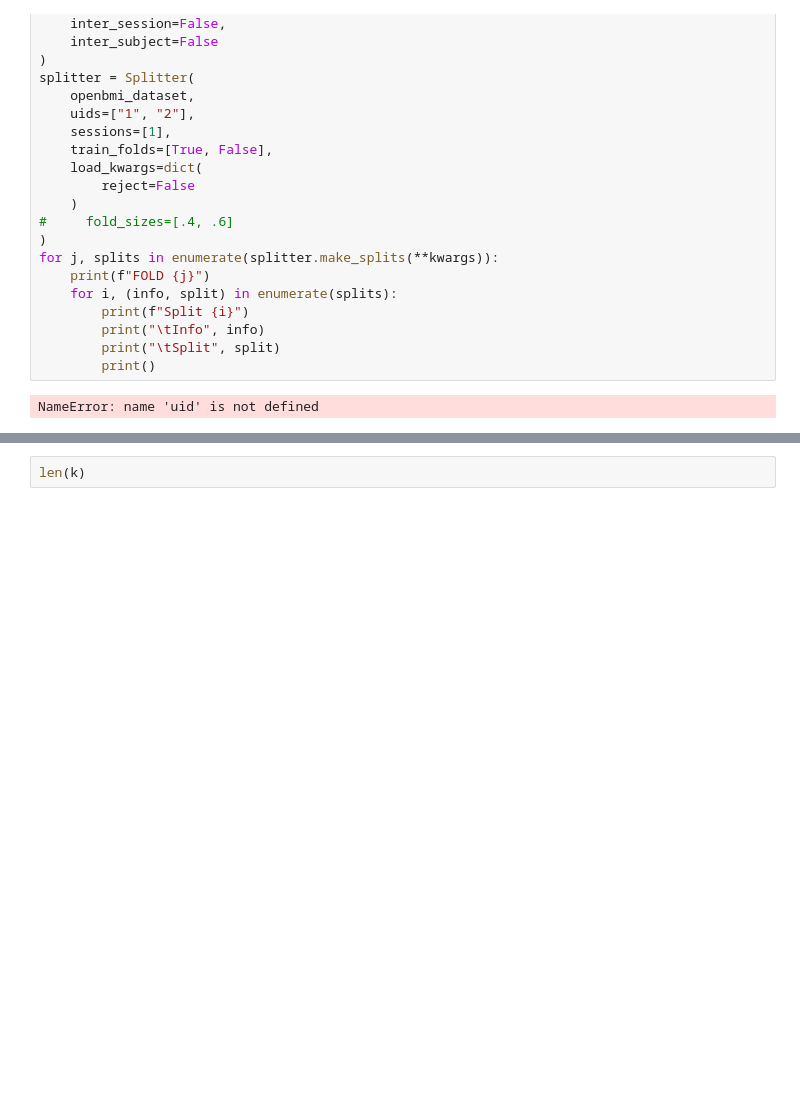
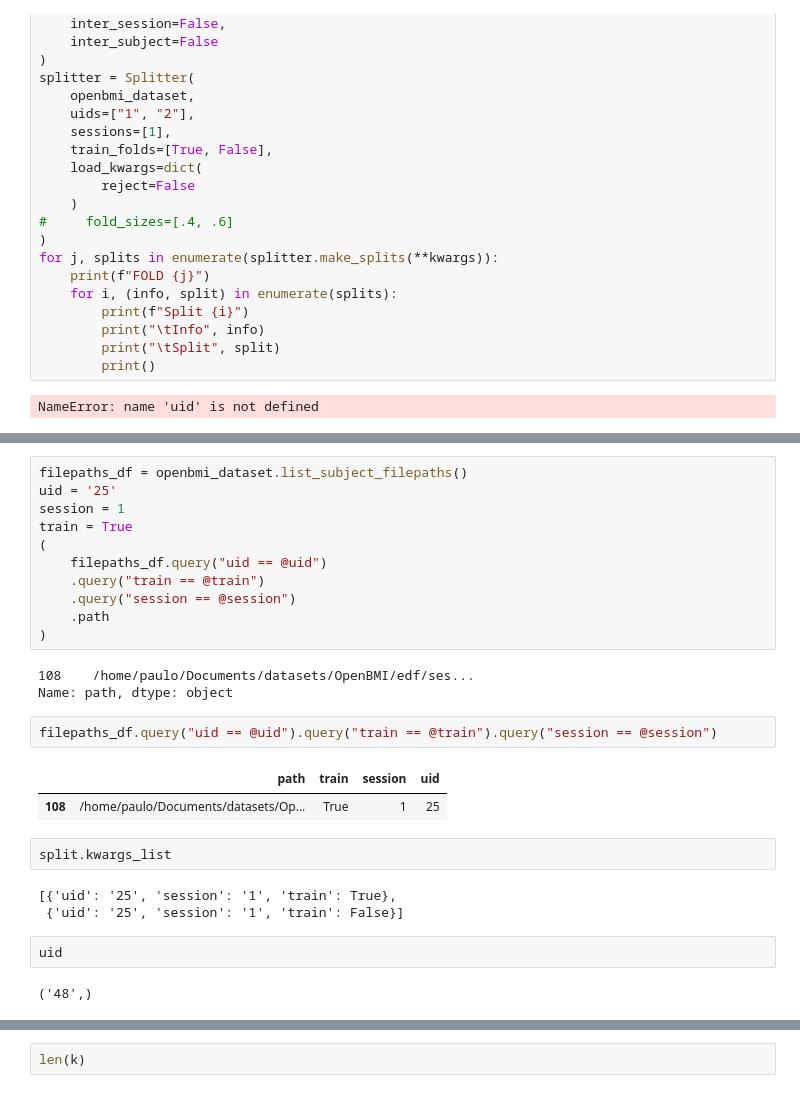
Before and after one commit to Kotzly/BCI_MsC, a Jupyter notebook: notebooks/SplittingDev.ipynb, the cells around one changed output, grey strips where cells are left out. Cells and saved outputs as stored; diff of their text form; blank space fills up the shorter version.

Commit message:
Working functions for splitting

```diff
--- a/notebooks/SplittingDev.ipynb
+++ b/notebooks/SplittingDev.ipynb
@@ -270 +532,29 @@ for k in split(openbmi_dataset, ["1", "2"], [1, 2], [True, False], None, load_kw
+# %%
+filepaths_df = openbmi_dataset.list_subject_filepaths()
+uid = '25'
+session = 1
+train = True
+(
+    filepaths_df.query("uid == @uid")
+    .query("train == @train")
+    .query("session == @session")
+    .path
+)
+# %% [output]
+108    /home/paulo/Documents/datasets/OpenBMI/edf/ses...
+Name: path, dtype: object
+# %%
+filepaths_df.query("uid == @uid").query("train == @train").query("session == @session")
+# %% [output]
+|  | path | train | session | uid |
+| 108 | /home/paulo/Documents/datasets/Op... | True | 1 | 25 |
+# %%
+split.kwargs_list
+# %% [output]
+[{'uid': '25', 'session': '1', 'train': True},
+ {'uid': '25', 'session': '1', 'train': False}]
+# %%
+uid
+# %% [output]
+('48',)
 # %%
```
Also changed, not shown: parts of 10 cells of this notebook.
